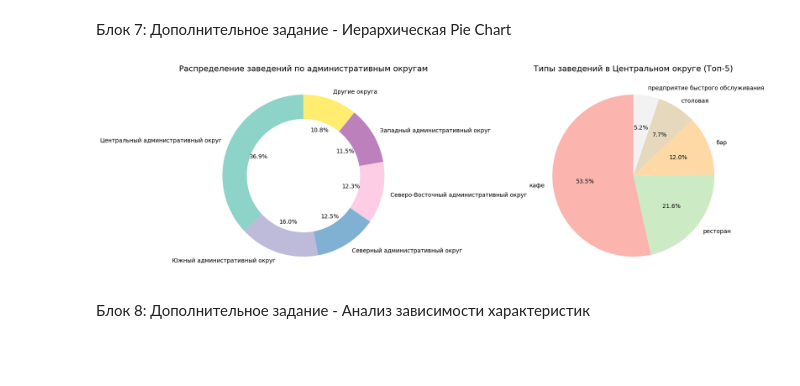
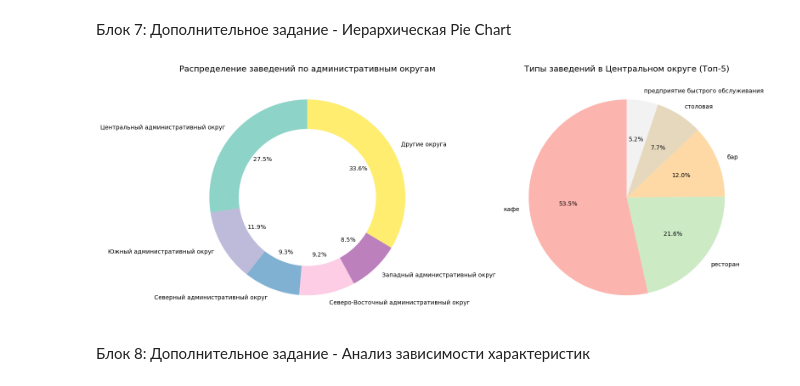
Before and after one commit to SARWX/SPPR, a Jupyter notebook: lab2/sppr_2.ipynb, the cells around one changed output. Drawn from its saved outputs; the diff is of its cells as text; code cells hidden in the pictures; blank space fills up the shorter version.

```diff
--- a/lab2/sppr_2.ipynb
+++ b/lab2/sppr_2.ipynb
@@ -245,38 +245,39 @@ print(f"Максимальная удаленность: {max(distances):.2f} к
 # Дополнительное задание: Иерархическая структура заведений
 from matplotlib.patches import ConnectionPatch
 
+district_counts = df['AdmArea'].value_counts()
 top_5_districts = district_counts.head(5)
 
 # Суммируем остальные в категорию "Другие"
 others_count = district_counts[5:].sum()
 
 # Создаем новую серию
 district_counts = pd.Series({
     **top_5_districts.to_dict(),
     'Другие округа': others_count
 })
 
 fig, (ax1, ax2) = plt.subplots(1, 2, figsize=(16, 8))
 
 # Основная диаграмма - административные округа
 ax1.pie(district_counts.values, labels=district_counts.index,
                                   autopct='%1.1f%%', startangle=90,
                                   wedgeprops=dict(width=0.3), colors=plt.cm.Set3(np.linspace(0, 1, len(district_counts))))
 ax1.set_title('Распределение заведений по административным округам', fontsize=14)
 
 # Вложенная диаграмма - типы заведений для центрального округа
 central_data = df[df['AdmArea'] == 'Центральный административный округ']
 type_counts_central = central_data['TypeObject'].value_counts().head(5)
 
 ax2.pie(type_counts_central.values, labels=type_counts_central.index,
         autopct='%1.1f%%', startangle=90,
         colors=plt.cm.Pastel1(np.linspace(0, 1, len(type_counts_central))))
 ax2.set_title('Типы заведений в Центральном округе (Топ-5)', fontsize=14)
 
 plt.tight_layout()
 plt.show()
 # %% [output]
-[figure, old version]
+[figure, new version]
 # %% [markdown]
 Блок 8: Дополнительное задание - Анализ зависимости характеристик
 # %%
```
Also changed, not shown: parts of 1 cell of this notebook, 3 other files.
